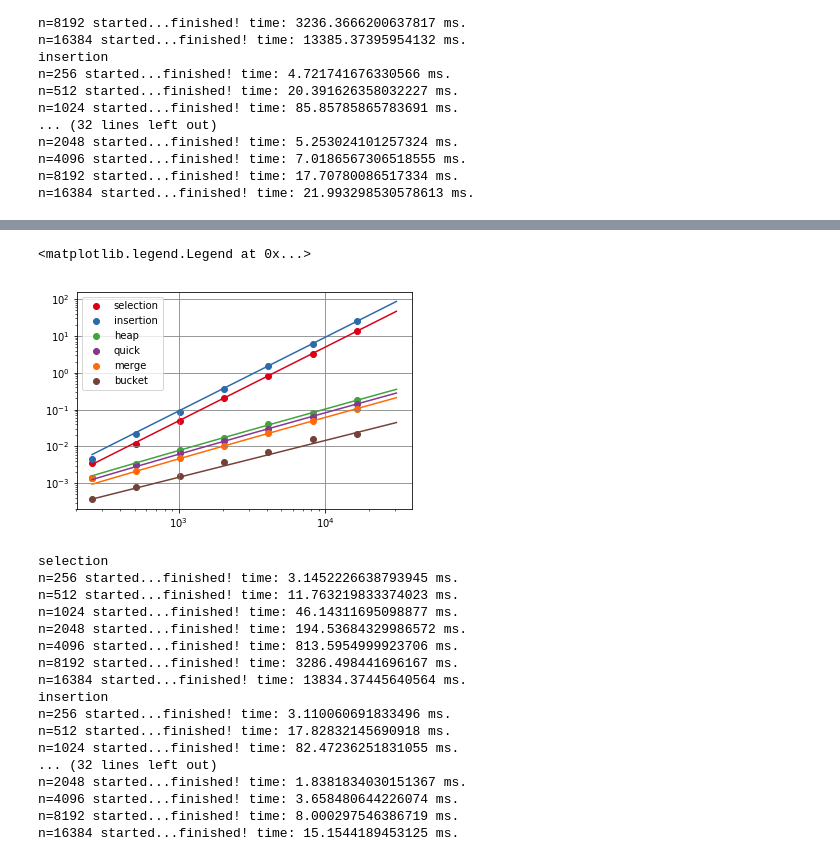
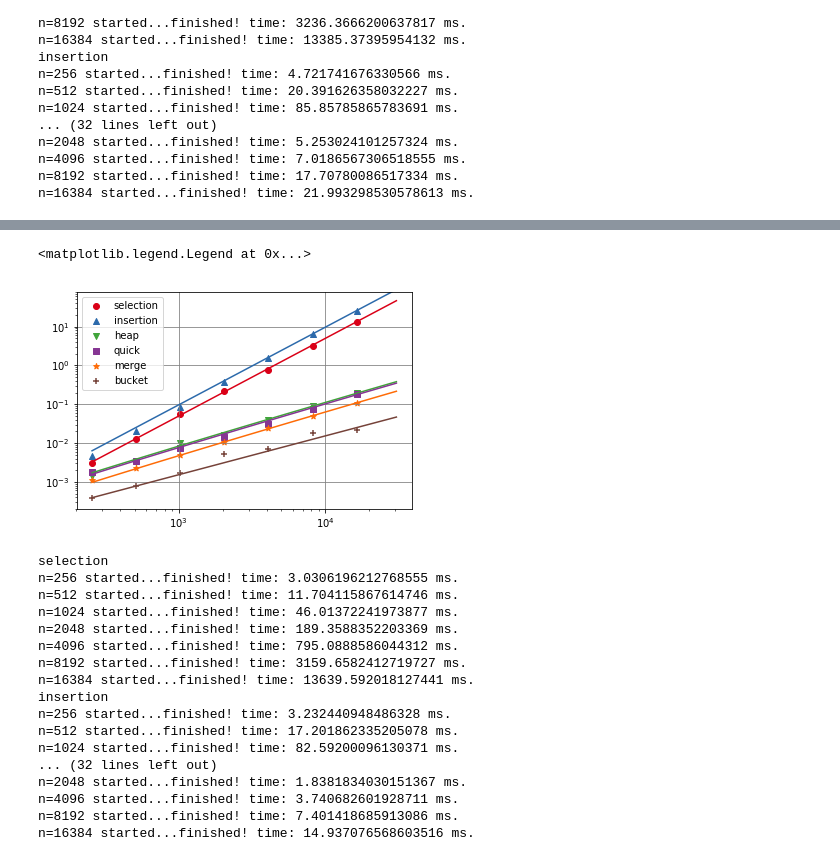
Before and after one commit to maiyama18/algorithm_quick_reference, a Jupyter notebook: ch-4/evaluate_sorts.ipynb, the cells around one changed output, grey strips where cells are left out. Cells and saved outputs as stored; diff of their text form; code cells hidden in the pictures.

Commit message:
finish note for evaluating sorts

```diff
--- a/ch-4/evaluate_sorts.ipynb
+++ b/ch-4/evaluate_sorts.ipynb
@@ -126,6 +126,6 @@ n=16384 started...finished! time: 21.993298530578613 ms.
 # %%
 # linear plot
 for sort in sorts:
-    plt.scatter(ns, times_all[sort['label']], label=sort['label'], color=sort['color'])
+    plt.scatter(ns, times_all[sort['label']], label=sort['label'], color=sort['color'], marker=sort['marker'])
 plt.legend()
 # %% [output]
@@ -133,7 +134,7 @@ KeyError: 'selection'
 # %%
 # log plot
 for sort in sorts:
-    plt.scatter(ns, times_all[sort['label']], label=sort['label'], color=sort['color'])
+    plt.scatter(ns, times_all[sort['label']], label=sort['label'], color=sort['color'], marker=sort['marker'])
 plt.xscale('log')
 plt.yscale('log')
 plt.ylim(2e-4, 80)
@@ -153,15 +155,16 @@ for sort in sorts:
 # %%
 # log plot with fitting curve
 for sort in sorts:
-    plt.scatter(ns, times_all[sort['label']], label=sort['label'], color=sort['color'])
+    plt.scatter(ns, times_all[sort['label']], label=sort['label'], color=sort['color'], marker=sort['marker'])
     plt.plot(ns_fit, sort['fit_func'](np.array(ns_fit), fit_params[sort['label']][0]), color=sort['color'])
 plt.xscale('log')
 plt.yscale('log')
+plt.ylim(2e-4, 80)
 plt.grid(which='major', color='grey', linestyle='-')
 plt.legend()
 # %% [output]
 <matplotlib.legend.Legend at 0x...>
-[figure, old version]
+[figure, new version]
 # %%
 times_all_duplicate = {}
 for sort in sorts:
@@ -169,22 +172,22 @@ for sort in sorts:
     times_all_duplicate[sort['label']] = measure_times(sort['sort'], power_range=power_range, n_loop=n_loop, duplication=True)
 # %% [output]
 selection
-n=256 started...finished! time: 3.1452226638793945 ms.
-n=512 started...finished! time: 11.763219833374023 ms.
-n=1024 started...finished! time: 46.14311695098877 ms.
-n=2048 started...finished! time: 194.53684329986572 ms.
-n=4096 started...finished! time: 813.5954999923706 ms.
-n=8192 started...finished! time: 3286.498441696167 ms.
-n=16384 started...finished! time: 13834.37445640564 ms.
+n=256 started...finished! time: 3.0306196212768555 ms.
+n=512 started...finished! time: 11.704115867614746 ms.
+n=1024 started...finished! time: 46.01372241973877 ms.
+n=2048 started...finished! time: 189.3588352203369 ms.
+n=4096 started...finished! time: 795.0888586044312 ms.
+n=8192 started...finished! time: 3159.6582412719727 ms.
+n=16384 started...finished! time: 13639.592018127441 ms.
 insertion
-n=256 started...finished! time: 3.110060691833496 ms.
-n=512 started...finished! time: 17.82832145690918 ms.
-n=1024 started...finished! time: 82.47236251831055 ms.
+n=256 started...finished! time: 3.232440948486328 ms.
+n=512 started...finished! time: 17.201862335205078 ms.
+n=1024 started...finished! time: 82.59200096130371 ms.
 ... (32 lines left out)
 n=2048 started...finished! time: 1.8381834030151367 ms.
-n=4096 started...finished! time: 3.658480644226074 ms.
-n=8192 started...finished! time: 8.000297546386719 ms.
-n=16384 started...finished! time: 15.1544189453125 ms.
+n=4096 started...finished! time: 3.740682601928711 ms.
+n=8192 started...finished! time: 7.401418685913086 ms.
+n=16384 started...finished! time: 14.937076568603516 ms.
 # %%
 # log plot
 for sort in sorts:
```
Also changed, not shown: parts of 11 cells of this notebook.
